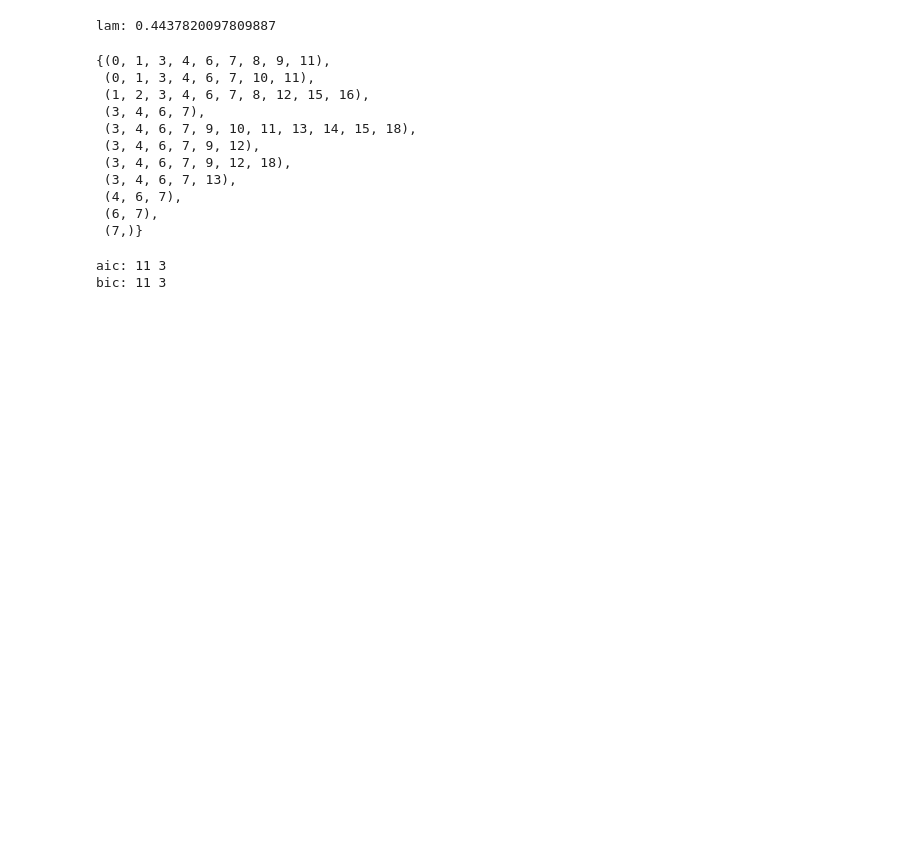
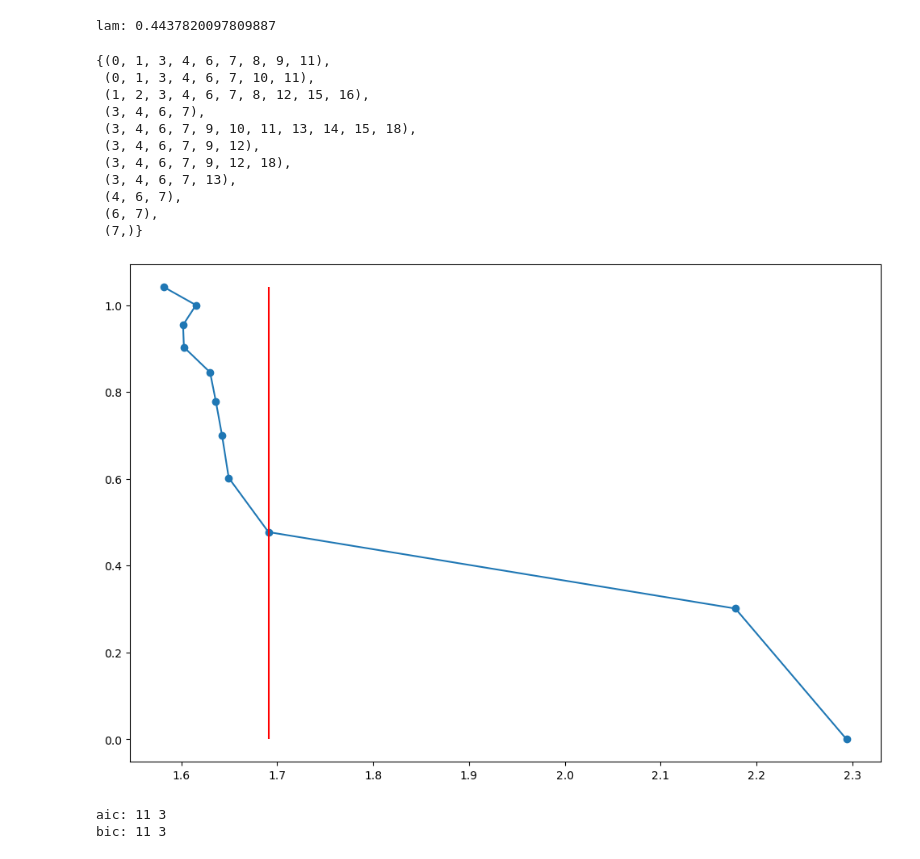
Before and after one commit to Pongpisit-Thanasutives/parametric-discovery, a Jupyter notebook: Spatial_KS_Equation_Chaotic_DEV2.ipynb, the cells around one changed output. Saved outputs shown, nothing was run; the diff lists cells and outputs as text; code cells hidden in the pictures; blank space fills up the shorter version.

```diff
--- a/Spatial_KS_Equation_Chaotic_DEV2.ipynb
+++ b/Spatial_KS_Equation_Chaotic_DEV2.ipynb
@@ -247,6 +247,27 @@ lam: 0.4437820097809887
  (4, 6, 7),
  (6, 7),
  (7,)}
+# %%
+log_errors = []
+log_coms = []
+for indices in sorted(candidates, key=len):
+    com = len(indices)
+    rss = 0
+    for j in range(len(Ut_grouped)):
+        est_xi = SkLinearRegression(fit_intercept=False).fit(Theta_grouped[j][:, indices], Ut_grouped[j]).coef_.reshape(-1, 1)
+        difference = Ut_grouped[j] - Theta_grouped[j][:, indices].dot(est_xi)
+        rss += np.sum(difference**2)
+    log_error = np.log10(np.sqrt(rss))
+    log_com = np.log10(com)
+    log_errors.append(log_error)
+    log_coms.append(log_com)
+plt.plot(log_errors, log_coms, '-o')
+# interp_method='interp1d' or polynomial_degree=3 do not work here.
+plt.vlines(find_corner(log_errors, log_coms, interp_method='polynomial', polynomial_degree=2),
+           ymin=min(log_coms), ymax=max(log_coms), color='red')
+plt.show()
+# %% [output]
+[figure, added]
 # %%
 time_integrator = lambda _: _
 time_integrator = partial(trapz, axis=0)
```
Also changed, not shown: 2 other files.
